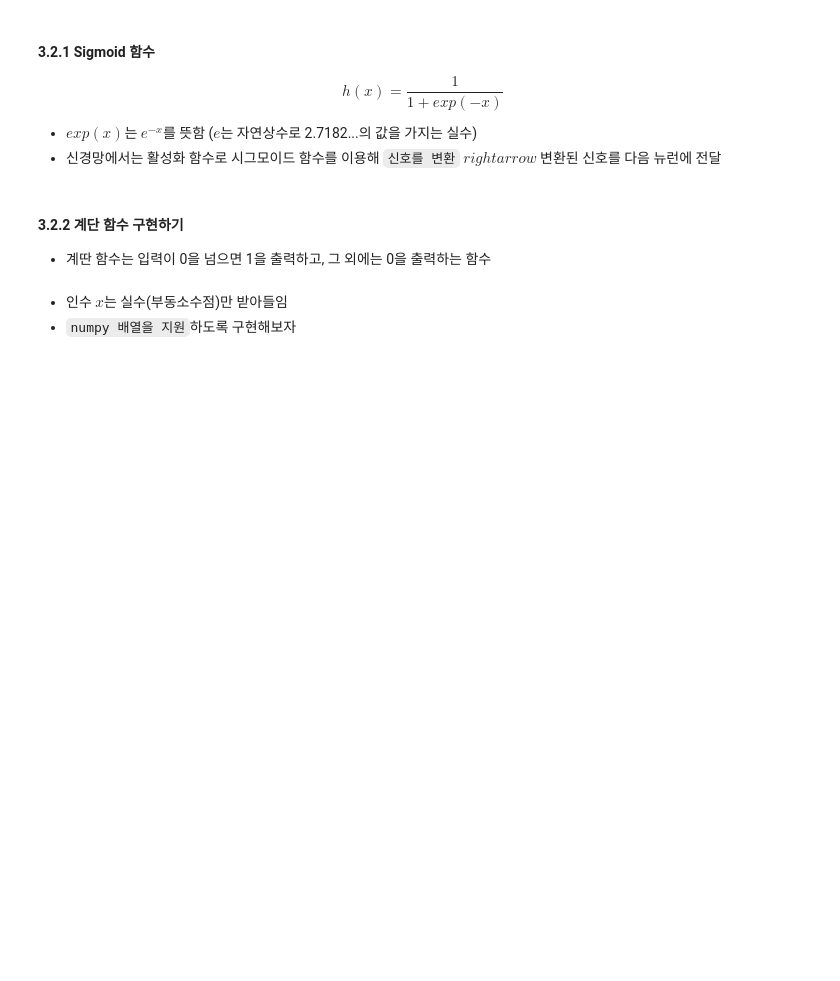
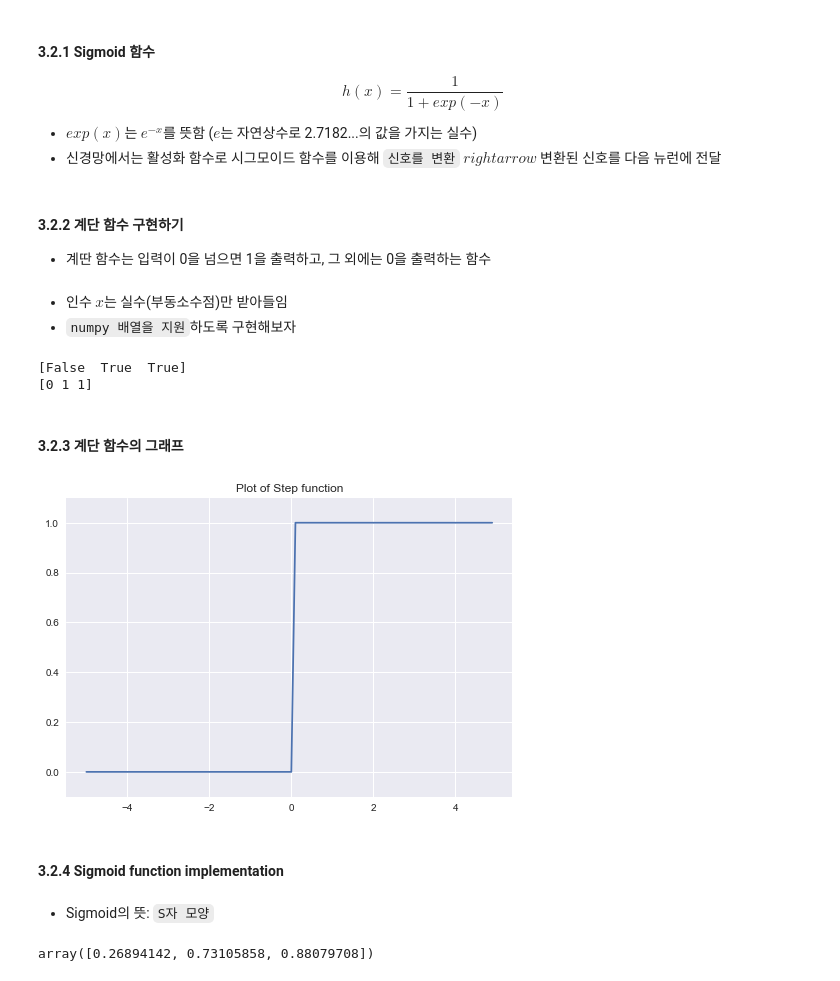
Before and after one commit to Giga2roo/Logs_of_Study_TIL, a Jupyter notebook: DL_from_Scratch_Ch03_Neural_Network.ipynb, the cells around one changed output. Cells and saved outputs as stored; diff of their text form; code cells hidden in the pictures; blank space fills up the shorter version.

```diff
--- a/DL_from_Scratch_Ch03_Neural_Network.ipynb
+++ b/DL_from_Scratch_Ch03_Neural_Network.ipynb
@@ -65,3 +65,37 @@ import numpy as np
 def step_function(x):
     y = x > 0
     return y.astype(np.int)
+# %%
+import numpy as np
+
+x = np.array([-1.0, 1.0, 2.0])
+x
+y = x > 0 # Numpy 배열에 부등호 연산을 수행 -> 원소 각각에 부등호 연산을 수행한 bool 배열이 생성 -> astype
+print(y)
+y = y.astype(np.int32) # Numpy 자료형 변환 = 'astype()' 메서드
+print(y)
+# %% [output]
+[False  True  True]
+[0 1 1]
+# %% [markdown]
+#### 3.2.3 계단 함수의 그래프
+# %%
+import numpy as np
+import matplotlib.pylab as plt
+
+def step_function(x):
+    return np.array(x > 0, dtype=np.int32)
+
+x = np.arange(-5.0, 5.0, 0.1)
+y = step_function(x)
+plt.plot(x, y)
+plt.ylim(-0.1, 1.1) # y축 범위 지정
+plt.style.use("seaborn")
+plt.title("Plot of Step function")
+plt.show()
+# %% [output]
+[figure, added]
+# %% [markdown]
+#### 3.2.4 Sigmoid function implementation
+# %% [markdown]
+- Sigmoid의 뜻: `S자 모양`
@@ -67,0 +105,5 @@ def step_function(x):
+# %%
+x = np.array([-1.0, 1.0, 2.0])
+sigmoid(x)
+# %% [output]
+array([0.26894142, 0.73105858, 0.88079708])
```
Also changed, not shown: parts of 7 cells of this notebook, 4 other files.
